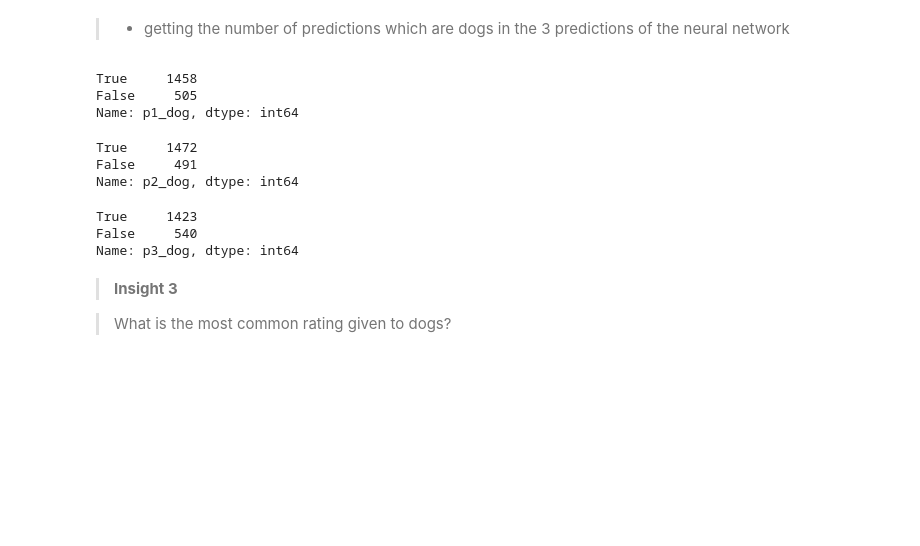
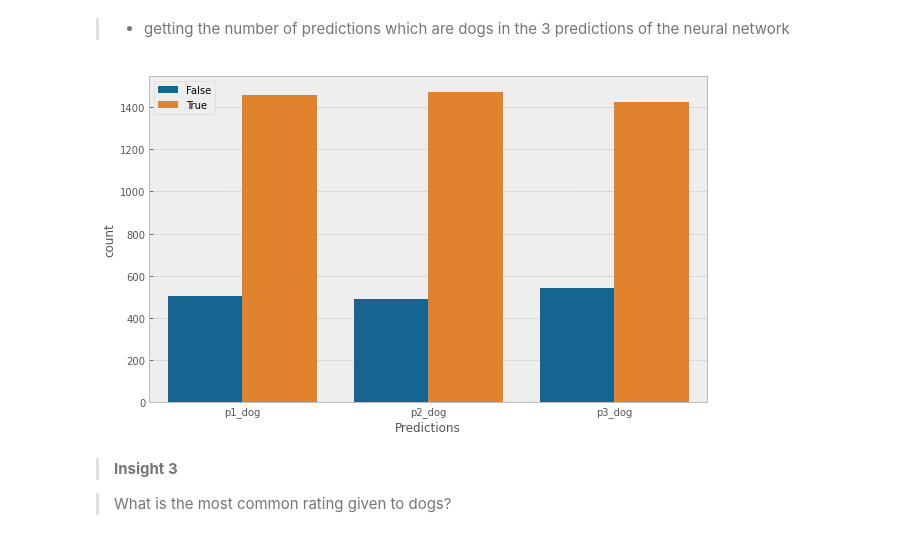
Before and after one commit to DrDev-Py/Udacity-Data-Wrangling, a Jupyter notebook: wrangle_act.ipynb, the cells around one changed output. Cells and saved outputs as stored; diff of their text form; code cells hidden in the pictures; blank space fills up the shorter version.

```diff
--- a/wrangle_act.ipynb
+++ b/wrangle_act.ipynb
@@ -849,24 +842,21 @@ df.describe()
 > How many times were the predictions of the neural network dogs?
 # %% [markdown]
 > * getting the number of predictions which are dogs in the 3 predictions of the neural network
-# %%
-df.p1_dog.value_counts()
-# %% [output]
-True     1458
-False     505
-Name: p1_dog, dtype: int64
-# %%
-df.p2_dog.value_counts()
-# %% [output]
-True     1472
-False     491
-Name: p2_dog, dtype: int64
-# %%
-df.p3_dog.value_counts()
-# %% [output]
-True     1423
-False     540
-Name: p3_dog, dtype: int64
+# %%
+TF_predictions = df[['p1_dog','p2_dog','p3_dog']]
+# %%
+TF_predictions = TF_predictions.melt(var_name = 'Predictions')
+# %%
+plt.style.use('tableau-colorblind10')
+plt.figure(figsize=[10,6])
+
+
+sns.countplot(data=TF_predictions, x = 'Predictions', hue='value',)
+plt.legend(loc='upper left');
+
+plt.savefig('Images/predictions.png', dpi=300)
+# %% [output]
+[figure, added]
 # %% [markdown]
 > __Insight 3__
 
```
Also changed, not shown: parts of 19 cells of this notebook, 7 other files.
